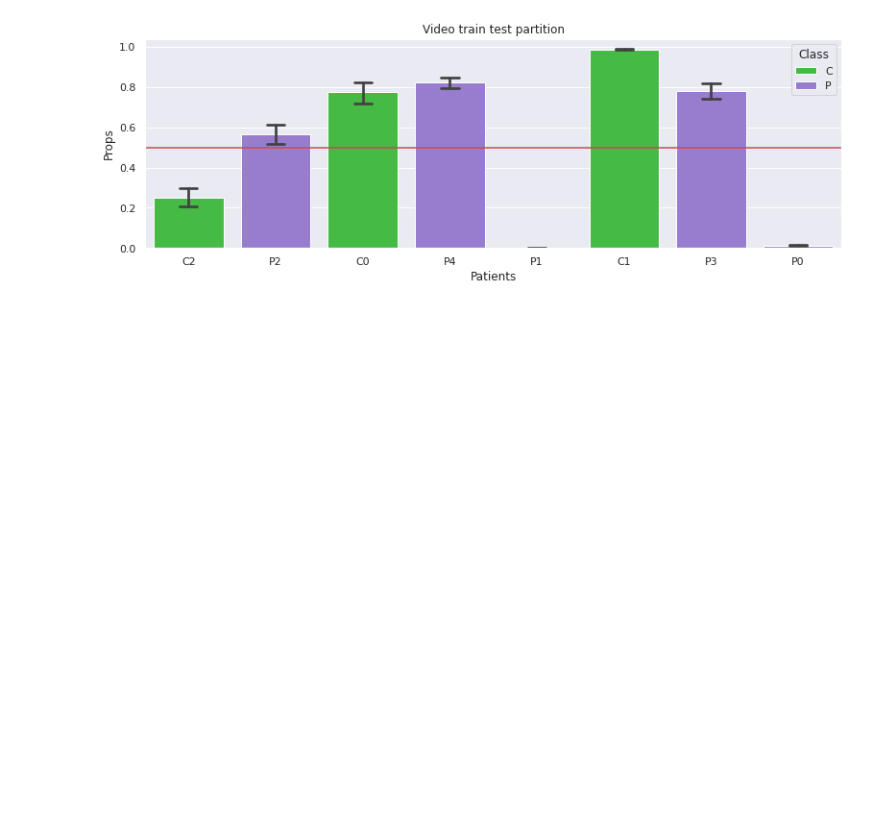
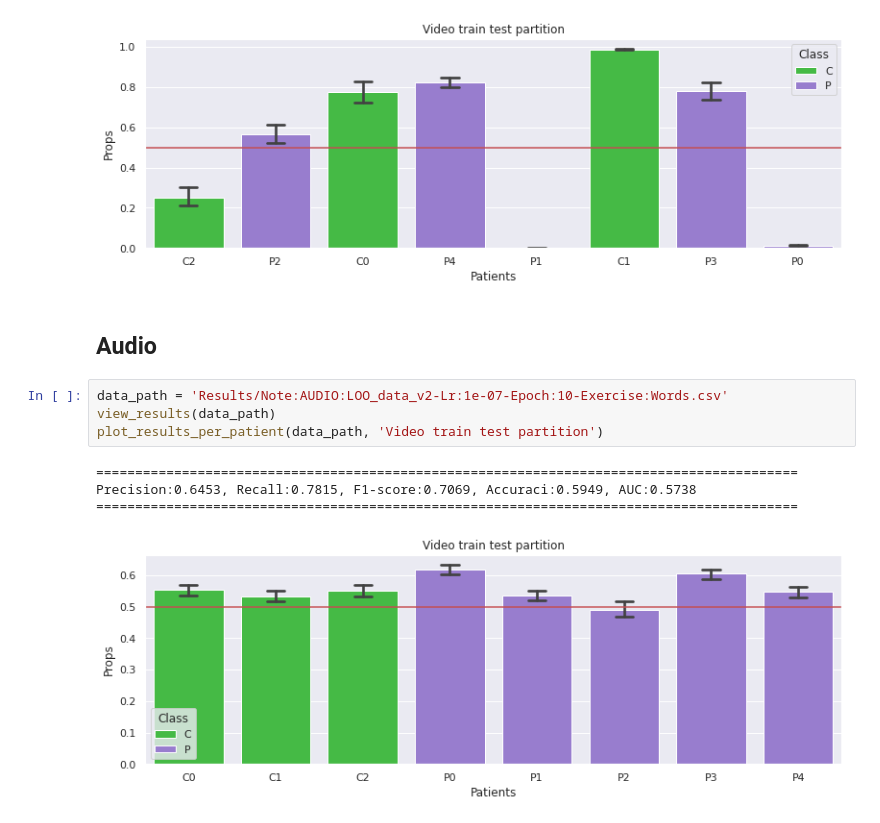
Before and after one commit to jdvalera19/Parkinson-Multimodal-Cross-Attention, a Jupyter notebook: View_result.ipynb, the cells around one changed output. Cells and saved outputs as stored; diff of their text form; blank space fills up the shorter version.

Commit message:
audio experiments

```diff
--- a/View_result.ipynb
+++ b/View_result.ipynb
@@ -27,3 +27,14 @@ plot_results_per_patient(data_path, 'Video train test partition')
 Precision:0.5650, Recall:0.5148, F1-score:0.5388, Accuraci:0.4491, AUC:0.2687
 ==========================================================================================
 [figure]
+# %% [markdown]
+## Audio
+# %%
+data_path = 'Results/Note:AUDIO:LOO_data_v2-Lr:1e-07-Epoch:10-Exercise:Words.csv'
+view_results(data_path)
+plot_results_per_patient(data_path, 'Video train test partition')
+# %% [output]
+==========================================================================================
+Precision:0.6453, Recall:0.7815, F1-score:0.7069, Accuraci:0.5949, AUC:0.5738
+==========================================================================================
+[figure, added]
```
Also changed, not shown: 14 other files.
